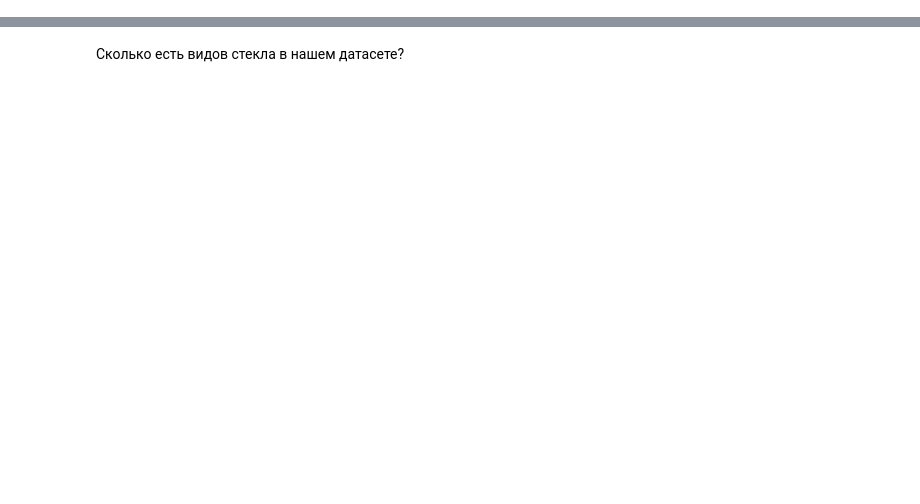
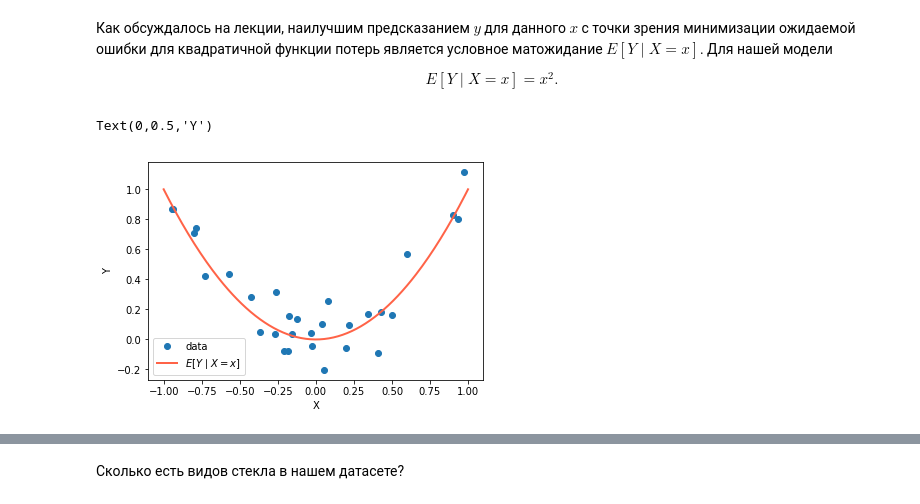
Before and after one commit to ischurov/math-ml-hse-2018, a Jupyter notebook: sem03_knn/sem03_knn.ipynb, the cells around one changed output, grey strips where cells are left out. Saved outputs shown, nothing was run; the diff lists cells and outputs as text; code cells hidden in the pictures; blank space fills up the shorter version.

```diff
--- a/sem03_knn/sem03_knn.ipynb
+++ b/sem03_knn/sem03_knn.ipynb
@@ -58,0 +86,15 @@ KNN входит в число **supervised** алгоритмов или алг
+# %%
+def f(x):
+    return x ** 2
+def make_data(n, eps0):
+
+    X = np.random.uniform(low=-1, high=1, size=(n, 1))
+    eps = np.random.normal(scale=eps0, size=(n, 1))
+
+    Y = (f(X) + eps)[:, 0]
+    # чтобы Y был одномерным, выбрали первый (он же единственный) столбец
+    # с помощью [:, 0]
+
+    return X, Y
+# %%
+X, Y = make_data(30, 0.1)
@@ -58,0 +148,14 @@ KNN входит в число **supervised** алгоритмов или алг
+# %% [markdown]
+Как обсуждалось на лекции, наилучшим предсказанием $y$ для данного $x$ с точки зрения минимизации ожидаемой ошибки для квадратичной функции потерь является условное матожидание $E[Y\mid X=x]$. Для нашей модели
+
+$$E[Y\mid X=x]=x^2.$$
+# %%
+plt.plot(X[:, 0], Y, 'o', label="data")
+x_grid = np.linspace(-1, 1, 200)
+plt.plot(x_grid, f(x_grid), color='tomato', lw=2, label="$E[Y\mid X=x]$")
+plt.legend()
+plt.xlabel("X")
+plt.ylabel("Y")
+# %% [output]
+Text(0,0.5,'Y')
+[figure, added]
```
Also changed, not shown: parts of 76 cells of this notebook.
